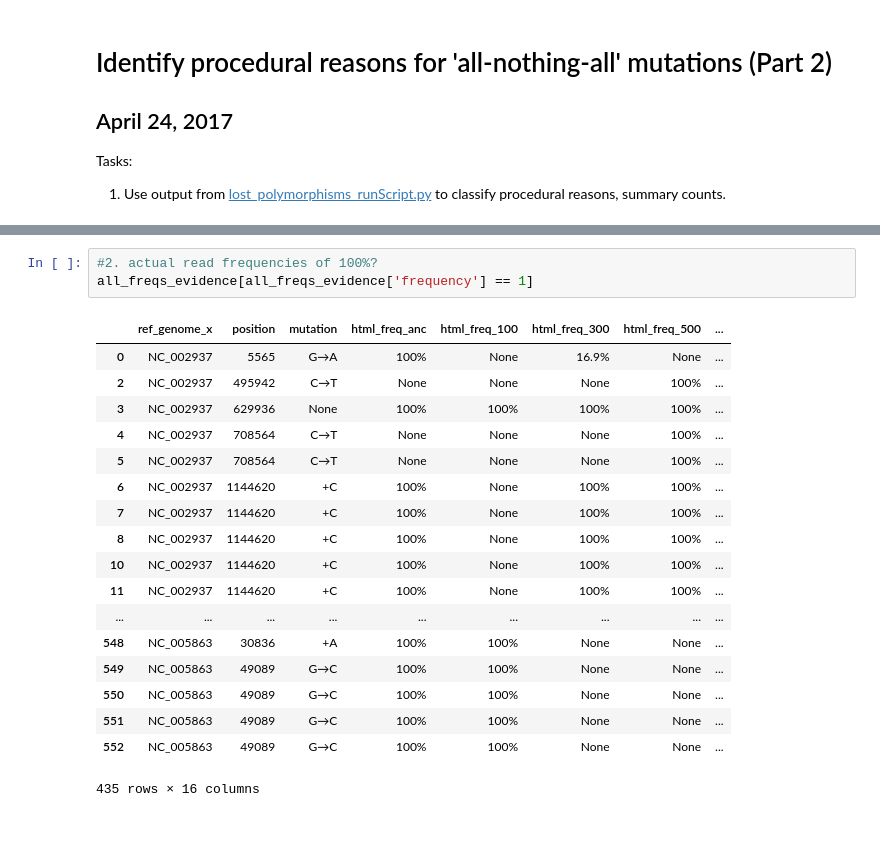
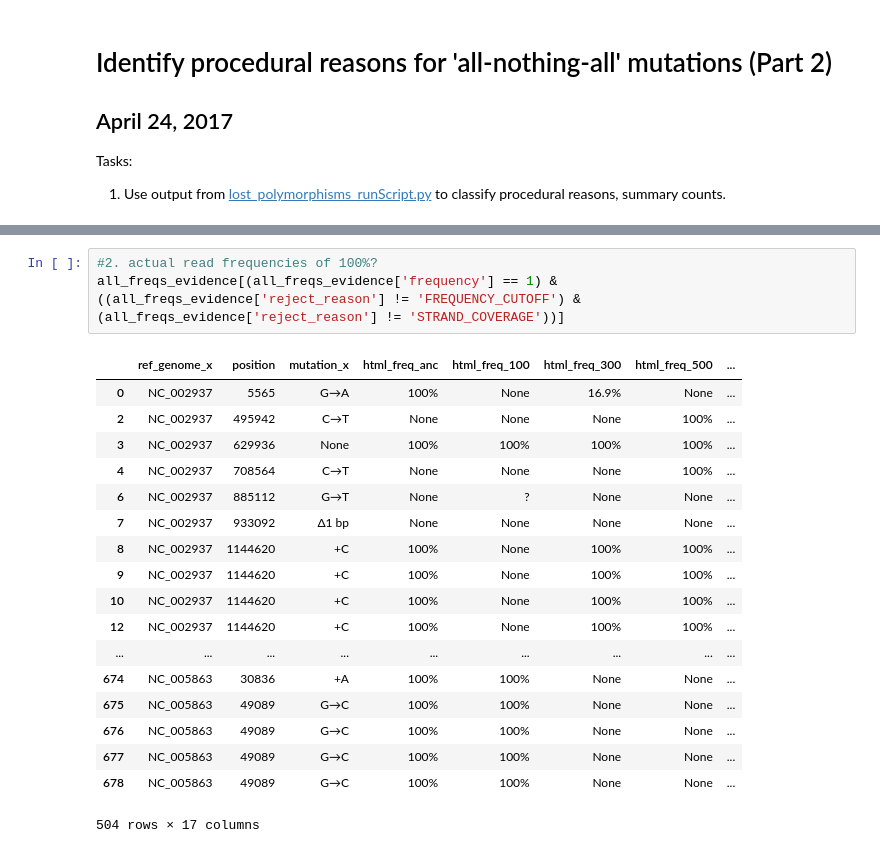
Before and after one commit to yeemey/dvh_mms2, a Jupyter notebook: lost_polymorphisms.ipynb, the cells around one changed output, grey strips where cells are left out. Drawn from its saved outputs; the diff is of its cells as text.

```diff
--- a/lost_polymorphisms.ipynb
+++ b/lost_polymorphisms.ipynb
@@ -298,22 +314,22 @@ all_freqs_evidence[(all_freqs_evidence['frequency'] < 1) & (all_freqs_evidence['
 # %%
 #2. actual read frequencies of 100%?
-all_freqs_evidence[all_freqs_evidence['frequency'] == 1]
+all_freqs_evidence[(all_freqs_evidence['frequency'] == 1) & ((all_freqs_evidence['reject_reason'] != 'FREQUENCY_CUTOFF') & (all_freqs_evidence['reject_reason'] != 'STRAND_COVERAGE'))]
 # %% [output]
-|  | ref_genome_x | position | mutation | html_freq_anc | html_freq_100 | html_freq_300 | html_freq_500 | ... |
+|  | ref_genome_x | position | mutation_x | html_freq_anc | html_freq_100 | html_freq_300 | html_freq_500 | ... |
 | 0 | NC_002937 | 5565 | G→A | 100% | None | 16.9% | None | ... |
 | 2 | NC_002937 | 495942 | C→T | None | None | None | 100% | ... |
 | 3 | NC_002937 | 629936 | None | 100% | 100% | 100% | 100% | ... |
 | 4 | NC_002937 | 708564 | C→T | None | None | None | 100% | ... |
-| 5 | NC_002937 | 708564 | C→T | None | None | None | 100% | ... |
-| 6 | NC_002937 | 1144620 | +C | 100% | None | 100% | 100% | ... |
-| 7 | NC_002937 | 1144620 | +C | 100% | None | 100% | 100% | ... |
+| 6 | NC_002937 | 885112 | G→T | None | ? | None | None | ... |
+| 7 | NC_002937 | 933092 | Δ1 bp | None | None | None | None | ... |
 | 8 | NC_002937 | 1144620 | +C | 100% | None | 100% | 100% | ... |
+| 9 | NC_002937 | 1144620 | +C | 100% | None | 100% | 100% | ... |
 | 10 | NC_002937 | 1144620 | +C | 100% | None | 100% | 100% | ... |
-| 11 | NC_002937 | 1144620 | +C | 100% | None | 100% | 100% | ... |
+| 12 | NC_002937 | 1144620 | +C | 100% | None | 100% | 100% | ... |
 | ... | ... | ... | ... | ... | ... | ... | ... | ... |
-| 548 | NC_005863 | 30836 | +A | 100% | 100% | None | None | ... |
-| 549 | NC_005863 | 49089 | G→C | 100% | 100% | None | None | ... |
-| 550 | NC_005863 | 49089 | G→C | 100% | 100% | None | None | ... |
-| 551 | NC_005863 | 49089 | G→C | 100% | 100% | None | None | ... |
-| 552 | NC_005863 | 49089 | G→C | 100% | 100% | None | None | ... |
+| 674 | NC_005863 | 30836 | +A | 100% | 100% | None | None | ... |
+| 675 | NC_005863 | 49089 | G→C | 100% | 100% | None | None | ... |
+| 676 | NC_005863 | 49089 | G→C | 100% | 100% | None | None | ... |
+| 677 | NC_005863 | 49089 | G→C | 100% | 100% | None | None | ... |
+| 678 | NC_005863 | 49089 | G→C | 100% | 100% | None | None | ... |
-435 rows × 16 columns
+504 rows × 17 columns
```
Also changed, not shown: parts of 9 cells of this notebook.
